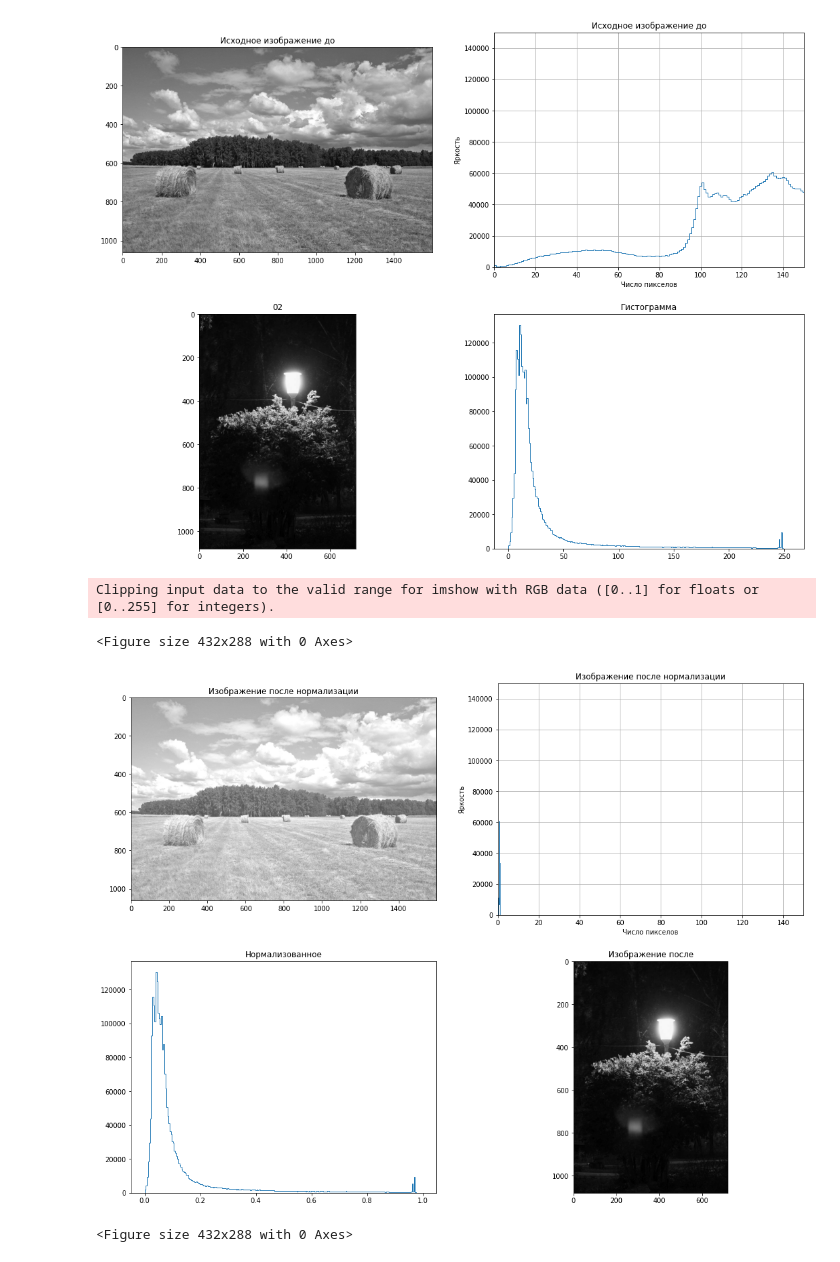
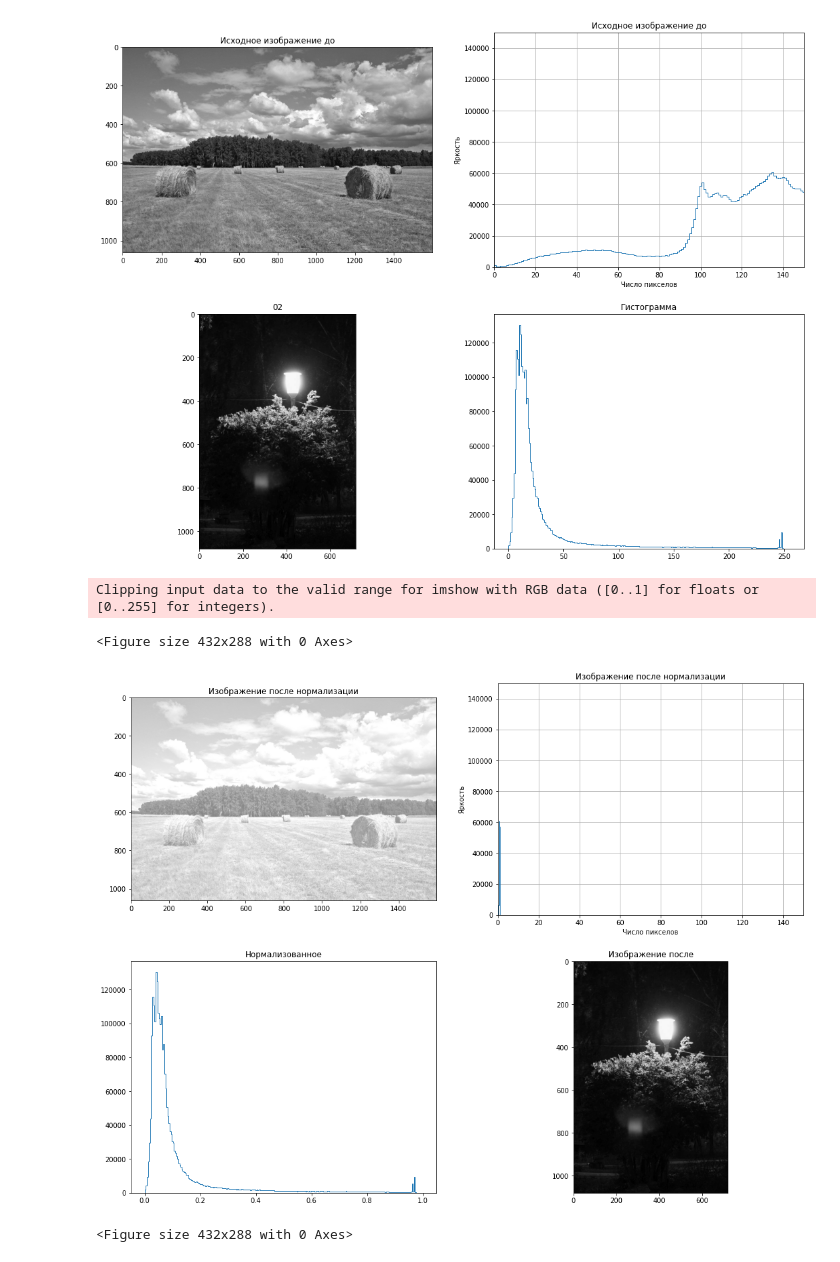
Before and after one commit to GreyImediary/image_processing_labs, a Jupyter notebook: lab3/P3.ipynb, the cells around one changed output. Drawn from its saved outputs; the diff is of its cells as text; code cells hidden in the pictures.

Commit message:
lab 3 images

```diff
--- a/lab3/P3.ipynb
+++ b/lab3/P3.ipynb
@@ -50,35 +50,36 @@ fig, ([ax1, ax2],[ax3, ax4] ) = plt.subplots(
     figsize=(18, 14)
 )
 
 ax2.set_title('Изображение после нормализации')
 ax1.set_title('Изображение после нормализации')
 ax3.set_title('Нормализованное')
 ax4.set_title('Изображение после')
 ax2.set_xlabel('Число пикселов')
 ax2.set_ylabel('Яркость')
 ax2.set_xlim(0, 150)
 ax2.set_ylim(0, 150000)
 ax2.grid(True)
 
 image1N = image1.copy()
 image2N = image2.copy()
 
-image1N = cv2.normalize(image1N, None, alpha=0.3, beta=1.2, norm_type=cv2.NORM_MINMAX, dtype=cv2.CV_32F)
+image1N = cv2.normalize(image1N, None, alpha=0.5, beta=1.2, norm_type=cv2.NORM_MINMAX, dtype=cv2.CV_32F)
 image2N = cv2.normalize(image2N, None, alpha=0, beta=1, norm_type=cv2.NORM_MINMAX, dtype=cv2.CV_32F)
 
 cv2.imwrite("01_norm.png", image1N)
 cv2.imwrite("02_norm.png", image2N)
 
 ax2.hist(image1N.ravel(), bins = 256, histtype = 'step')
 ax1.imshow(image1N)
 ax3.hist(image2N.ravel(), bins = 256, histtype = 'step')
 ax4.imshow(image2N)
 
+
 plt.show()
 # %% [output]
 Clipping input data to the valid range for imshow with RGB data ([0..1] for floats or [0..255] for integers).
 <Figure size 432x288 with 0 Axes>
-[figure, old version]
+[figure, new version]
 # %%
 #Эквализация гистограмм
 fig = plt.figure()
```
Also changed, not shown: 6 other files.
